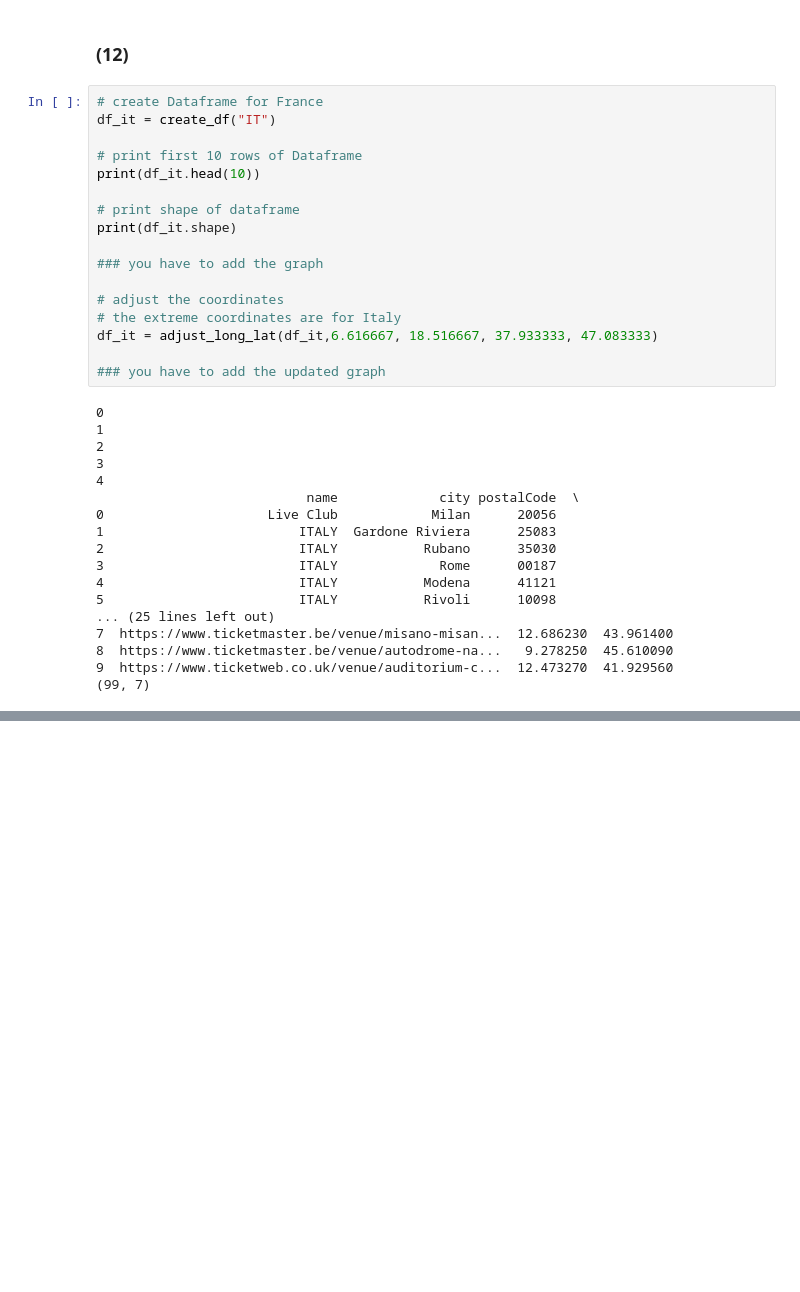
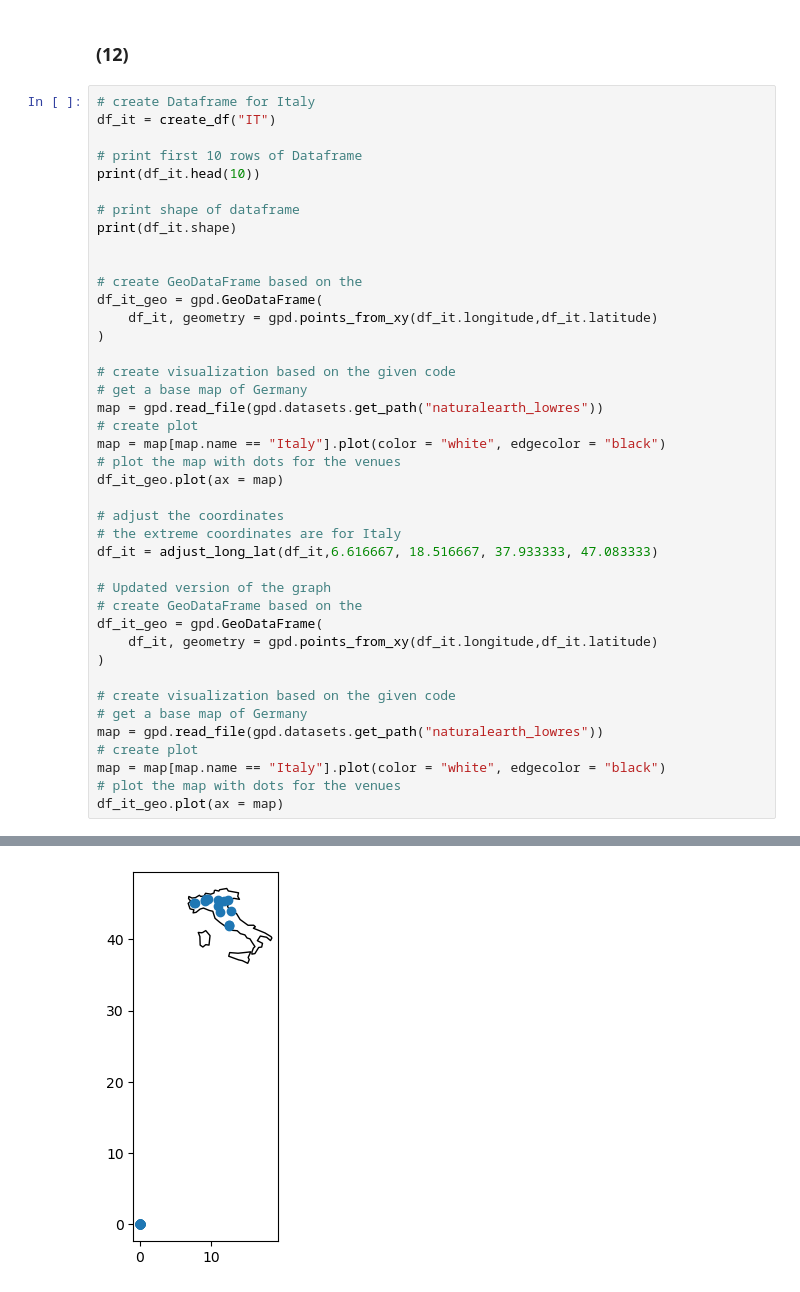
Before and after one commit to Borschu/Assignment_05, a Jupyter notebook: assignment_05_python.ipynb, the cells around one changed output, grey strips where cells are left out. Saved outputs shown, nothing was run; the diff lists cells and outputs as text; blank space fills up the shorter version.

```diff
--- a/assignment_05_python.ipynb
+++ b/assignment_05_python.ipynb
@@ -313,38 +349,45 @@ df_ger = adjust_long_lat(df_ger,5.866, 15.042, 47.270, 55.059)
 ### Event locations in other countries
 # %% [markdown]
 ### (12)
-# %%
-# create Dataframe for France
-df_it = create_df("IT")
-
-# print first 10 rows of Dataframe
-print(df_it.head(10))
-
-# print shape of dataframe
-print(df_it.shape)
-
-### you have to add the graph
-
-# adjust the coordinates
-# the extreme coordinates are for Italy
-df_it = adjust_long_lat(df_it,6.616667, 18.516667, 37.933333, 47.083333)
-
-### you have to add the updated graph
-# %% [output]
-0
-1
-2
-3
-4
-                           name             city postalCode  \
-0                     Live Club            Milan      20056
-1                         ITALY  Gardone Riviera      25083
-2                         ITALY           Rubano      35030
-3                         ITALY             Rome      00187
-4                         ITALY           Modena      41121
-5                         ITALY           Rivoli      10098
-... (25 lines left out)
-7  https://www.ticketmaster.be/venue/misano-misan...  12.686230  43.961400
-8  https://www.ticketmaster.be/venue/autodrome-na...   9.278250  45.610090
-9  https://www.ticketweb.co.uk/venue/auditorium-c...  12.473270  41.929560
-(99, 7)
+# %%
+# create Dataframe for Italy
+df_it = create_df("IT")
+
+# print first 10 rows of Dataframe
+print(df_it.head(10))
+
+# print shape of dataframe
+print(df_it.shape)
+
+
+# create GeoDataFrame based on the
+df_it_geo = gpd.GeoDataFrame(
+    df_it, geometry = gpd.points_from_xy(df_it.longitude,df_it.latitude)
+)
+
+# create visualization based on the given code
+# get a base map of Germany
+map = gpd.read_file(gpd.datasets.get_path("naturalearth_lowres"))
+# create plot
+map = map[map.name == "Italy"].plot(color = "white", edgecolor = "black")
+# plot the map with dots for the venues
+df_it_geo.plot(ax = map)
+
+# adjust the coordinates
+# the extreme coordinates are for Italy
+df_it = adjust_long_lat(df_it,6.616667, 18.516667, 37.933333, 47.083333)
+
+# Updated version of the graph
+# create GeoDataFrame based on the
+df_it_geo = gpd.GeoDataFrame(
+    df_it, geometry = gpd.points_from_xy(df_it.longitude,df_it.latitude)
+)
+
+# create visualization based on the given code
+# get a base map of Germany
+map = gpd.read_file(gpd.datasets.get_path("naturalearth_lowres"))
+# create plot
+map = map[map.name == "Italy"].plot(color = "white", edgecolor = "black")
+# plot the map with dots for the venues
+df_it_geo.plot(ax = map)
+# %% [output]
@@ -350,0 +412 @@ df_it = adjust_long_lat(df_it,6.616667, 18.516667, 37.933333, 47.083333)
+[figure, added]
```
Also changed, not shown: parts of 4 cells of this notebook.
